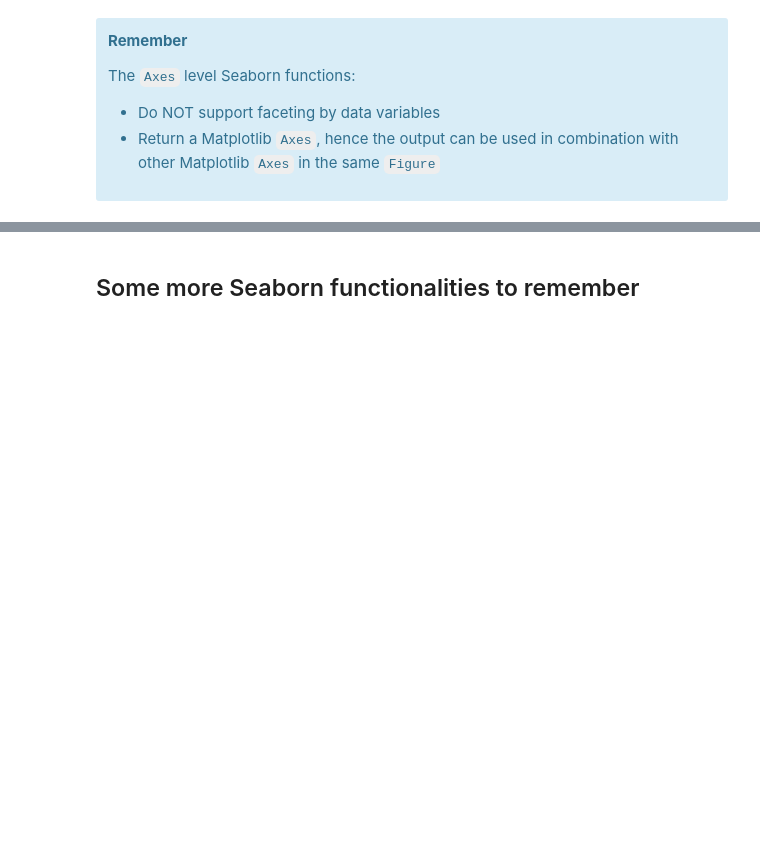
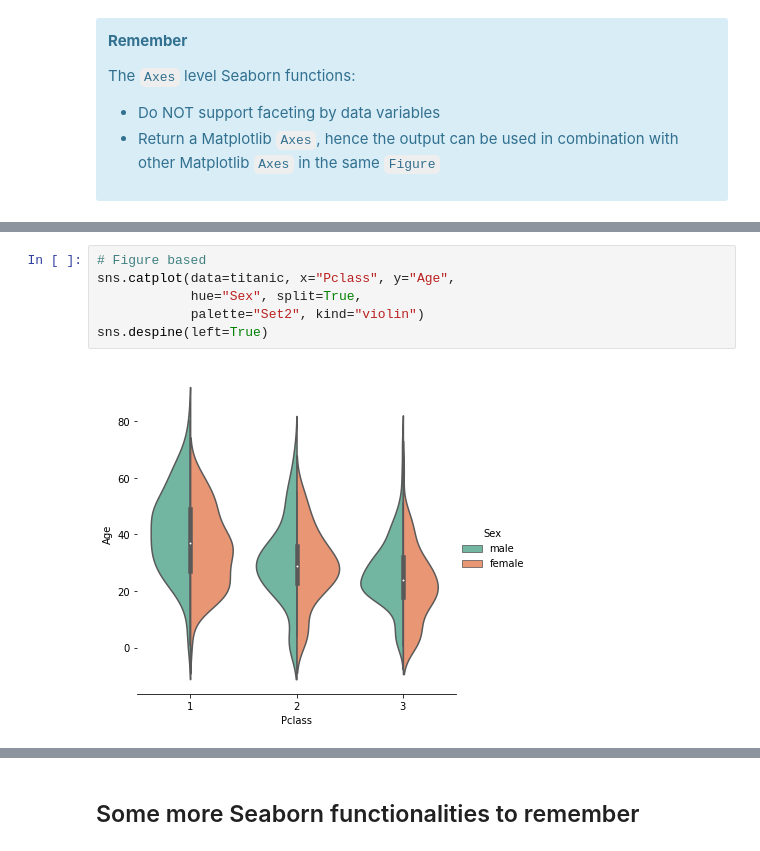
Before and after one commit to jorisvandenbossche/FLAMES-python-data-wrangling, a Jupyter notebook: _solved/visualization_02_seaborn.ipynb, the cells around one changed output, grey strips where cells are left out. Cells and saved outputs as stored; diff of their text form; blank space fills up the shorter version.

```diff
--- a/_solved/visualization_02_seaborn.ipynb
+++ b/_solved/visualization_02_seaborn.ipynb
@@ -209,0 +255,8 @@ The `Axes` level Seaborn functions:
+# %%
+# Figure based
+sns.catplot(data=titanic, x="Pclass", y="Age",
+            hue="Sex", split=True,
+            palette="Set2", kind="violin")
+sns.despine(left=True)
+# %% [output]
+[figure, added]
```
Also changed, not shown: parts of 33 cells of this notebook, 2 other files.
